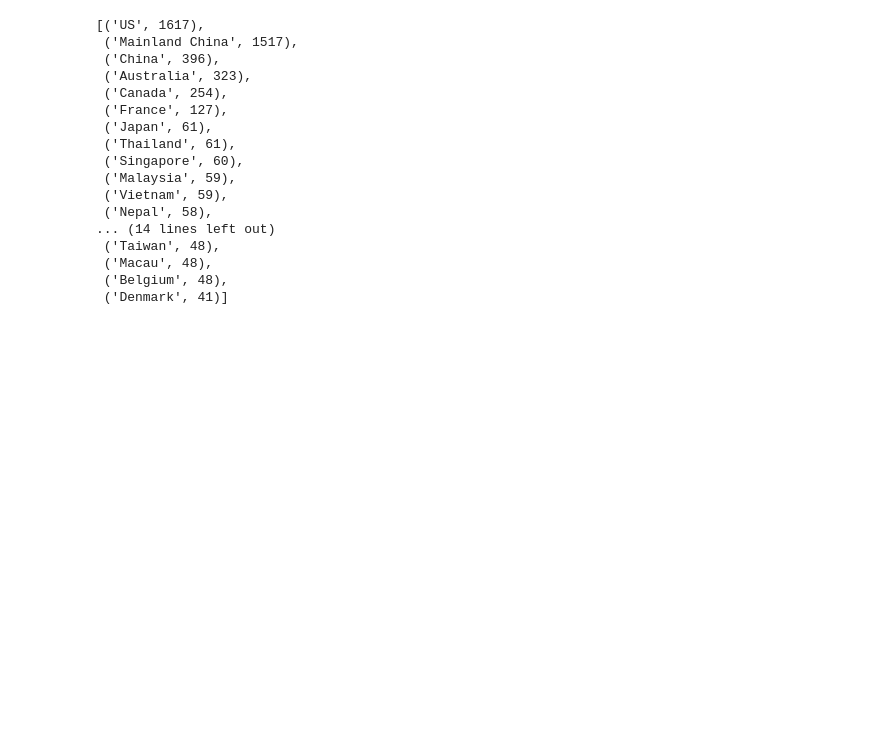
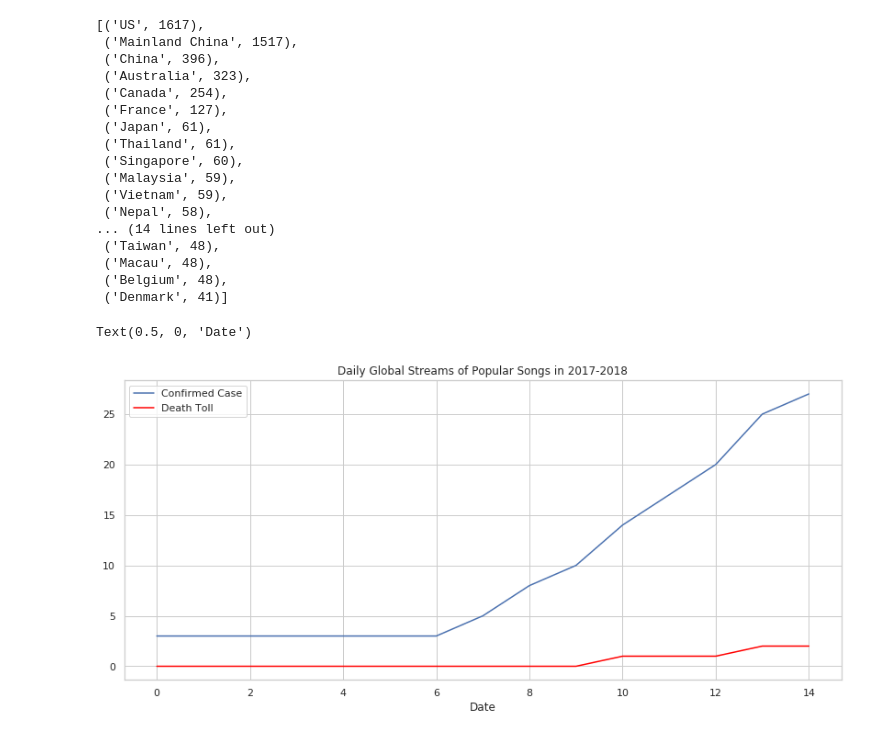
Before and after one commit to thedrowsywinger/Analyzing-COVID-19-Data, a Jupyter notebook: _notebooks/2020-02-20-JHU-dataset.ipynb, the cells around one changed output. Saved outputs shown, nothing was run; the diff lists cells and outputs as text; code cells hidden in the pictures; blank space fills up the shorter version.

Commit message:
trend visualization

```diff
--- a/_notebooks/2020-02-20-JHU-dataset.ipynb
+++ b/_notebooks/2020-02-20-JHU-dataset.ipynb
@@ -217,19 +221,38 @@ def specific_country(search):
     case_of_confirmed = []
     case_of_death = []
     date = []
+    state = []
     for index, row in main_df.iterrows():
         if row['country'] == search:
             case_of_confirmed.append(row['confirmed_case'])
             case_of_death.append(row['death'])
             date.append(row['date'])
+            state.append(row['state'])
 
     # print(total_confirmed_case)
     bd_df = pd.DataFrame({
         'date': date,
         'confirmed_case': case_of_confirmed,
-        'death': case_of_death
+        'death': case_of_death,
+        'state': state
     })
 
     return bd_df
+# %%
+bd_df = specific_country("Bangladesh")
+# %%
+plt.figure(figsize=(14,6))
+
+# Add title
+plt.title("Daily Global Streams of Popular Songs in 2017-2018")
+
+# Line chart showing daily global streams of each song
+sns.lineplot(data=bd_df['confirmed_case'], label="Confirmed Case")
+sns.lineplot(data=bd_df['death'], label="Death Toll", color = "red")
+# Add label for horizontal axis
+plt.xlabel("Date")
+# %% [output]
+Text(0.5, 0, 'Date')
+[figure, added]
 # %%
 us_df = specific_country("US")
```
Also changed, not shown: parts of 6 cells of this notebook.
